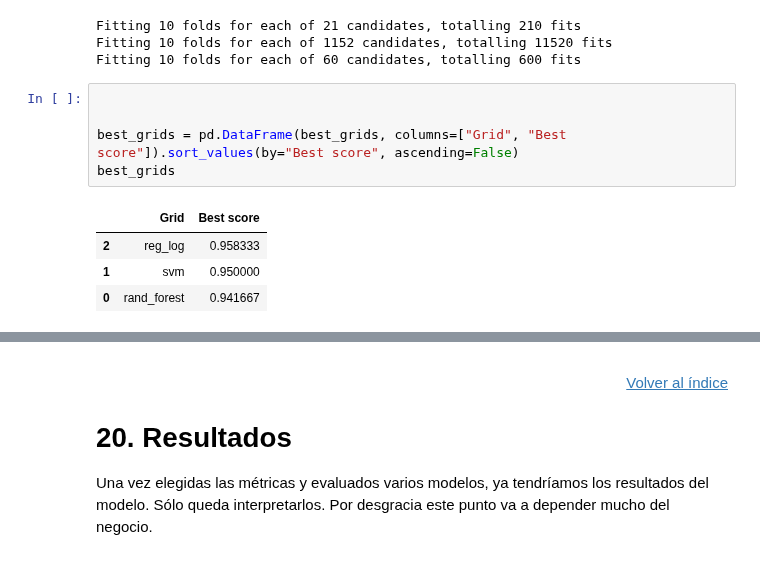
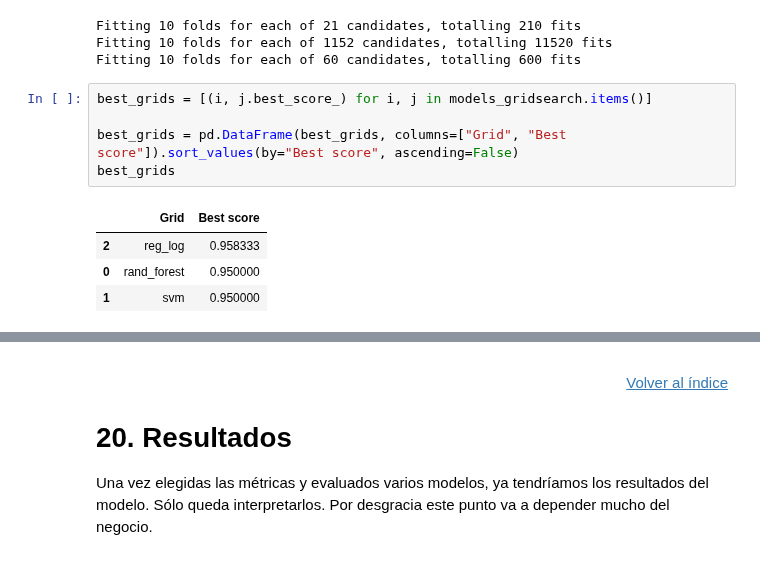
Before and after one commit to albertoromv/thebridge_ft_abr21, a Jupyter notebook: 3-Machine Learning/2-Supervisado/9 ML Guide/ML Guide_Clase.ipynb, the cells around one changed output, grey strips where cells are left out. Drawn from its saved outputs; the diff is of its cells as text.

```diff
--- a/3-Machine Learning/2-Supervisado/9 ML Guide/ML Guide_Clase.ipynb
+++ b/3-Machine Learning/2-Supervisado/9 ML Guide/ML Guide_Clase.ipynb
@@ -1930,14 +1930,14 @@ Fitting 10 folds for each of 21 candidates, totalling 210 fits
 Fitting 10 folds for each of 1152 candidates, totalling 11520 fits
 Fitting 10 folds for each of 60 candidates, totalling 600 fits
 # %%
-
+best_grids = [(i, j.best_score_) for i, j in models_gridsearch.items()]
 
 best_grids = pd.DataFrame(best_grids, columns=["Grid", "Best score"]).sort_values(by="Best score", ascending=False)
 best_grids
 # %% [output]
 |  | Grid | Best score |
 | 2 | reg_log | 0.958333 |
+| 0 | rand_forest | 0.950000 |
 | 1 | svm | 0.950000 |
-| 0 | rand_forest | 0.941667 |
 # %%
 # El mejor ha sido la regresion logistica. Ya esta entrenada con todo train
```
Also changed, not shown: parts of 4 cells of this notebook, 12 other files.
